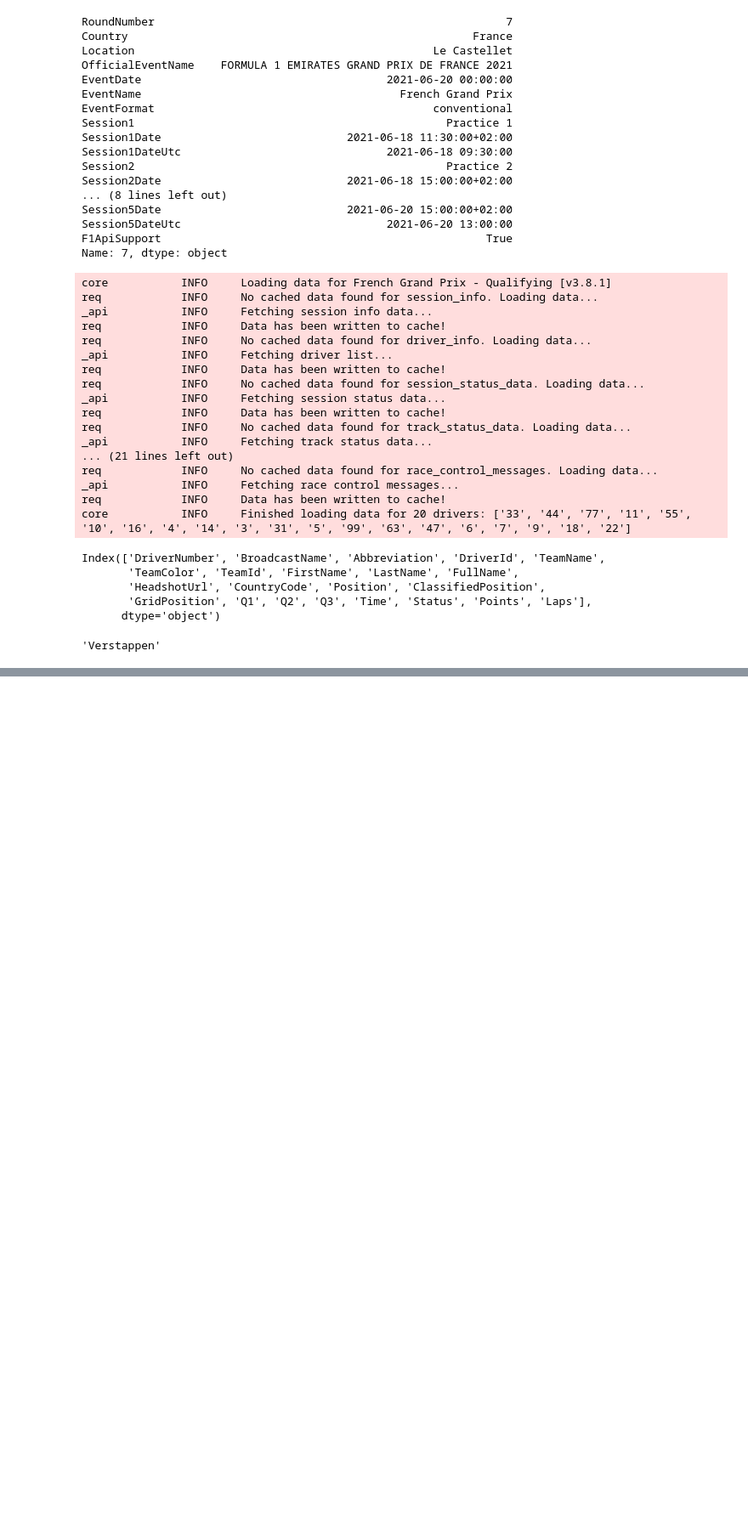
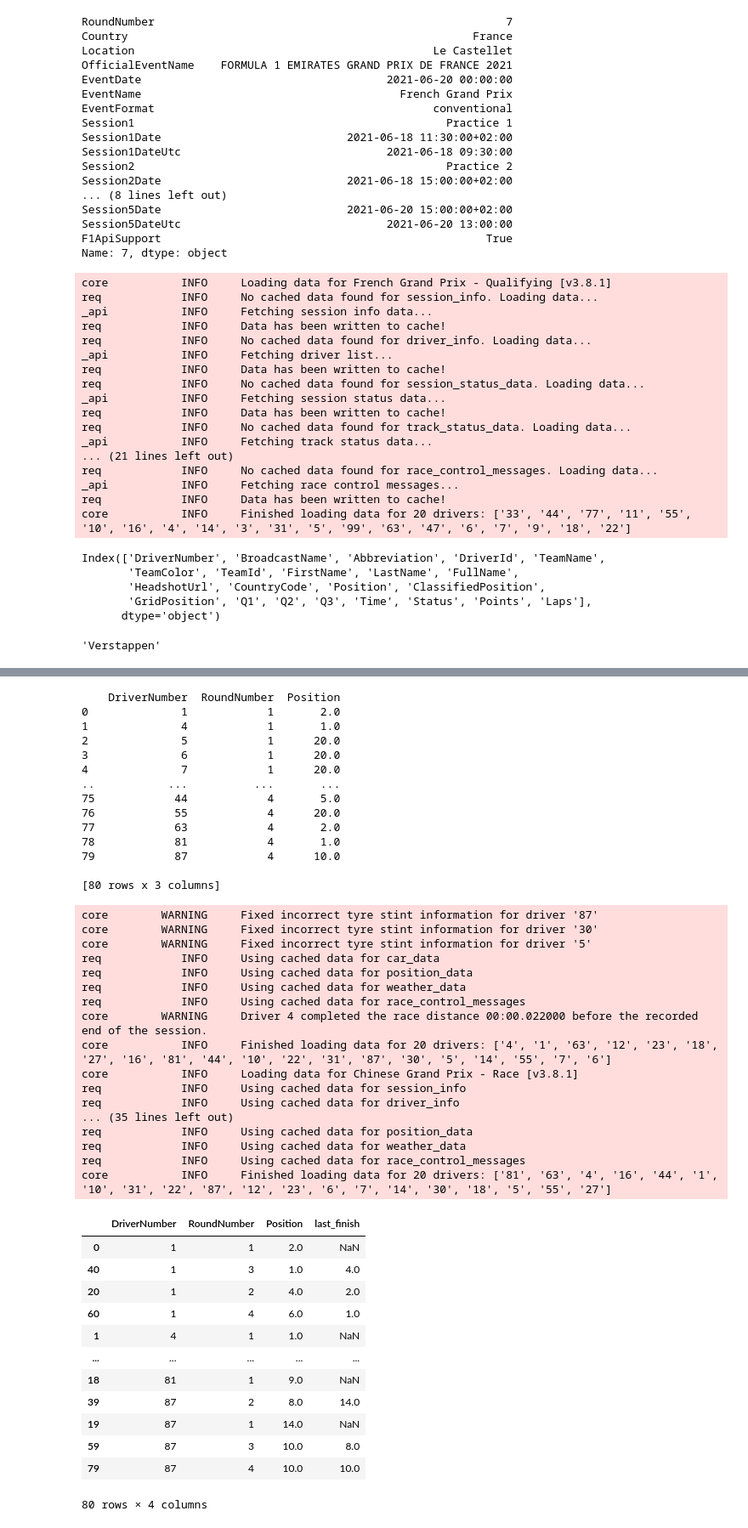
Before and after one commit to jifor/F1-Prediction-Project, a Jupyter notebook: fastf1test.ipynb, the cells around one changed output, grey strips where cells are left out. Shown at 85% size. Saved outputs shown, nothing was run; the diff lists cells and outputs as text; code cells hidden in the pictures; blank space fills up the shorter version.

```diff
--- a/fastf1test.ipynb
+++ b/fastf1test.ipynb
@@ -91,0 +164,10 @@ Index(['Time', 'Driver', 'DriverNumber', 'LapTime', 'LapNumber', 'Stint',
+# %%
+from src.data_loading import get_season_results
+from src.features import add_last_finish
+import pandas as pd
+
+results = get_season_results(2025)
+data = add_last_finish(results)
+data = data.sort_values('DriverNumber')
+data
+# %% [output]
@@ -91,0 +191,44 @@ Index(['Time', 'Driver', 'DriverNumber', 'LapTime', 'LapNumber', 'Stint',
+    DriverNumber  RoundNumber  Position
+0              1            1       2.0
+1              4            1       1.0
+2              5            1      20.0
+3              6            1      20.0
+4              7            1      20.0
+..           ...          ...       ...
+75            44            4       5.0
+76            55            4      20.0
+77            63            4       2.0
+78            81            4       1.0
+79            87            4      10.0
+
+[80 rows x 3 columns]
+core        WARNING     Fixed incorrect tyre stint information for driver '87'
+core        WARNING     Fixed incorrect tyre stint information for driver '30'
+core        WARNING     Fixed incorrect tyre stint information for driver '5'
+req            INFO     Using cached data for car_data
+req            INFO     Using cached data for position_data
+req            INFO     Using cached data for weather_data
+req            INFO     Using cached data for race_control_messages
+core        WARNING     Driver 4 completed the race distance 00:00.022000 before the recorded end of the session.
+core           INFO     Finished loading data for 20 drivers: ['4', '1', '63', '12', '23', '18', '27', '16', '81', '44', '10', '22', '31', '87', '30', '5', '14', '55', '7', '6']
+core           INFO     Loading data for Chinese Grand Prix - Race [v3.8.1]
+req            INFO     Using cached data for session_info
+req            INFO     Using cached data for driver_info
+... (35 lines left out)
+req            INFO     Using cached data for position_data
+req            INFO     Using cached data for weather_data
+req            INFO     Using cached data for race_control_messages
+core           INFO     Finished loading data for 20 drivers: ['81', '63', '4', '16', '44', '1', '10', '31', '22', '87', '12', '23', '6', '7', '14', '30', '18', '5', '55', '27']
+|  | DriverNumber | RoundNumber | Position | last_finish |
+| 0 | 1 | 1 | 2.0 | NaN |
+| 40 | 1 | 3 | 1.0 | 4.0 |
+| 20 | 1 | 2 | 4.0 | 2.0 |
+| 60 | 1 | 4 | 6.0 | 1.0 |
+| 1 | 4 | 1 | 1.0 | NaN |
+| ... | ... | ... | ... | ... |
+| 18 | 81 | 1 | 9.0 | NaN |
+| 39 | 87 | 2 | 8.0 | 14.0 |
+| 19 | 87 | 1 | 14.0 | NaN |
+| 59 | 87 | 3 | 10.0 | 8.0 |
+| 79 | 87 | 4 | 10.0 | 10.0 |
+80 rows × 4 columns
```
Also changed, not shown: parts of 10 cells of this notebook, 3 other files.
